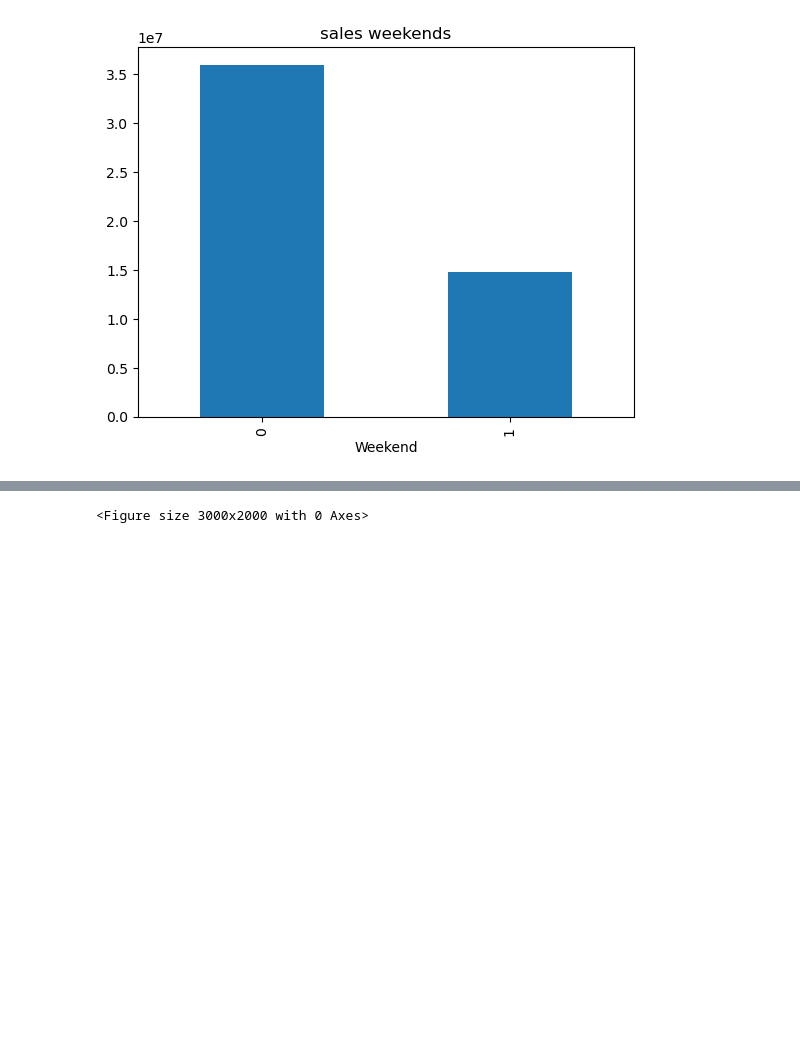
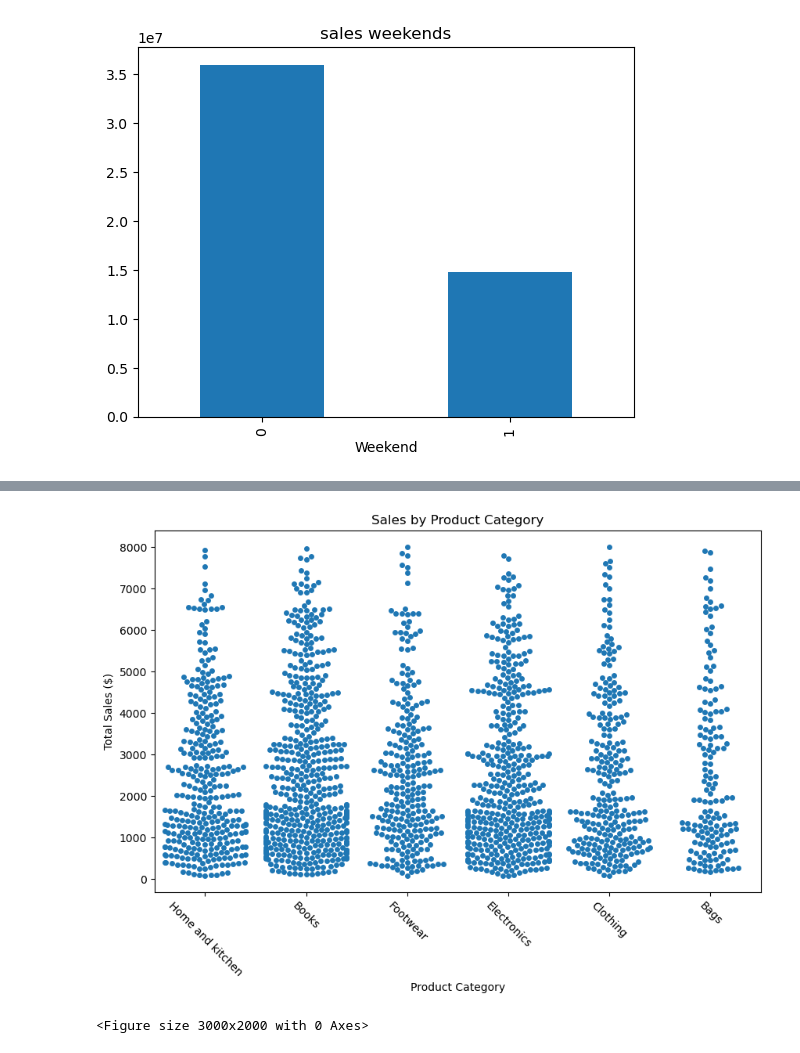
Before and after one commit to PilatusPy/Capstone-II, a Jupyter notebook: store_project/data_analysis_beginning .ipynb, the cells around one changed output, grey strips where cells are left out. Drawn from its saved outputs; the diff is of its cells as text; code cells hidden in the pictures; blank space fills up the shorter version.

```diff
--- a/store_project/data_analysis_beginning .ipynb
+++ b/store_project/data_analysis_beginning .ipynb
@@ -101,3 +124,15 @@ plt.show()
+# %%
+sample_data = df.sample(frac=0.1, random_state=1)
+
+plt.figure(figsize=(10, 6))
+sns.swarmplot(x=sample_data['Product_Category'], y=sample_data['Total_Amt'])
+plt.xticks(rotation=-45)
+plt.xlabel('Product Category')
+plt.ylabel('Total Sales ($)')
+plt.title('Sales by Product Category')
+plt.show()
+# %% [output]
+[figure, added]
 # %%
 plt.figure(figsize=(30,20))
 df.groupby(['Product_Category', 'Product_Sub_category'])['Total_Amt'].sum().unstack().plot(kind='bar', stacked=True, title = "sales by category"
```
Also changed, not shown: parts of 6 cells of this notebook.
